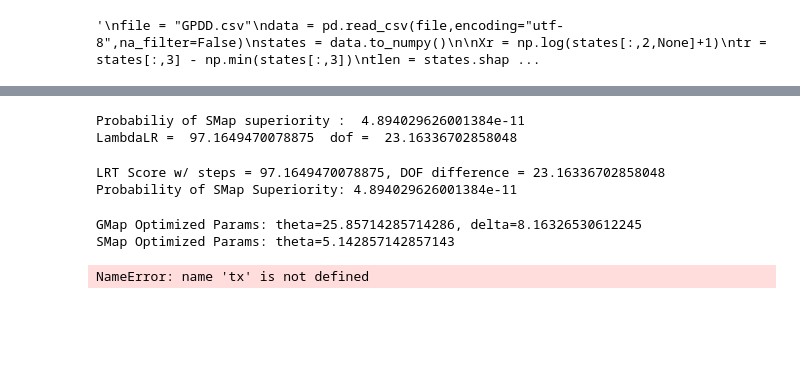
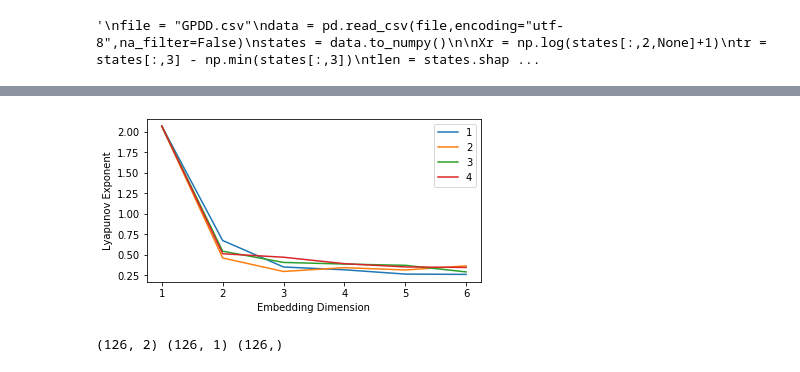
Before and after one commit to kenflat2/Nonlinear-Regression, a Jupyter notebook: Nonstationary SMap.ipynb, the cells around one changed output, grey strips where cells are left out. Cells and saved outputs as stored; diff of their text form; code cells hidden in the pictures; blank space fills up the shorter version.

```diff
--- a/Nonstationary SMap.ipynb
+++ b/Nonstationary SMap.ipynb
@@ -855,28 +238,4 @@ print(np.sum(predictedTSG[2:] - Ys))
-# %%
-lambdaLR, dof = likelihoodRatioTest(Xn, Yn, txn, thetaBestS, thetaBest, deltaBest, errThetaDeltaGMap)
-# %% [output]
-Probabiliy of SMap superiority :  4.894029626001384e-11
-LambdaLR =  97.1649470078875  dof =  23.16336702858048
-# %%
-print(f"LRT Score w/ steps = {lambdaLR}, DOF difference = {dof}")
-print(f"Probability of SMap Superiority: {chisig(lambdaLR, dof)}")
-# %% [output]
-LRT Score w/ steps = 97.1649470078875, DOF difference = 23.16336702858048
-Probability of SMap Superiority: 4.894029626001384e-11
-# %%
-# SUMMARY
-print(f"GMap Optimized Params: theta={thetaBest}, delta={deltaBest}")
-print(f"SMap Optimized Params: theta={thetaBestS}")
-
-print(f"GMap dof: {dofestimation(X,Y,tx, thetaBest, deltaBest)}")
-print(f"SMap dof: {dofestimation(X,Y,tx, thetaBestS, 0)}")
-
-print(f"Min SMap Error: {np.min(errThetaSMap)}, Min GMap Error: {np.min(errThetaDeltaGMap)}")
-print(f"Improvement of GMap: {np.min(errThetaSMap)/np.min(errThetaDeltaGMap)}")
-
-print(f"LRT Score w/ steps = {lambdaLR}, DOF difference = {dof}")
-print(f"Probability of SMap Superiority: {chisig(lambdaLR, dof)}")
-# %% [output]
-GMap Optimized Params: theta=25.85714285714286, delta=8.16326530612245
-SMap Optimized Params: theta=5.142857142857143
-NameError: name 'tx' is not defined
+# %%
+FNNplot(Xr, 5, 4)
+# %% [output]
+[figure, added]
@@ -882,0 +248,4 @@ NameError: name 'tx' is not defined
+# %%
+print(X.shape, Y.shape, tx.shape)
+# %% [output]
+(126, 2) (126, 1) (126,)
```
Also changed, not shown: parts of 60 cells of this notebook, 2 other files.
